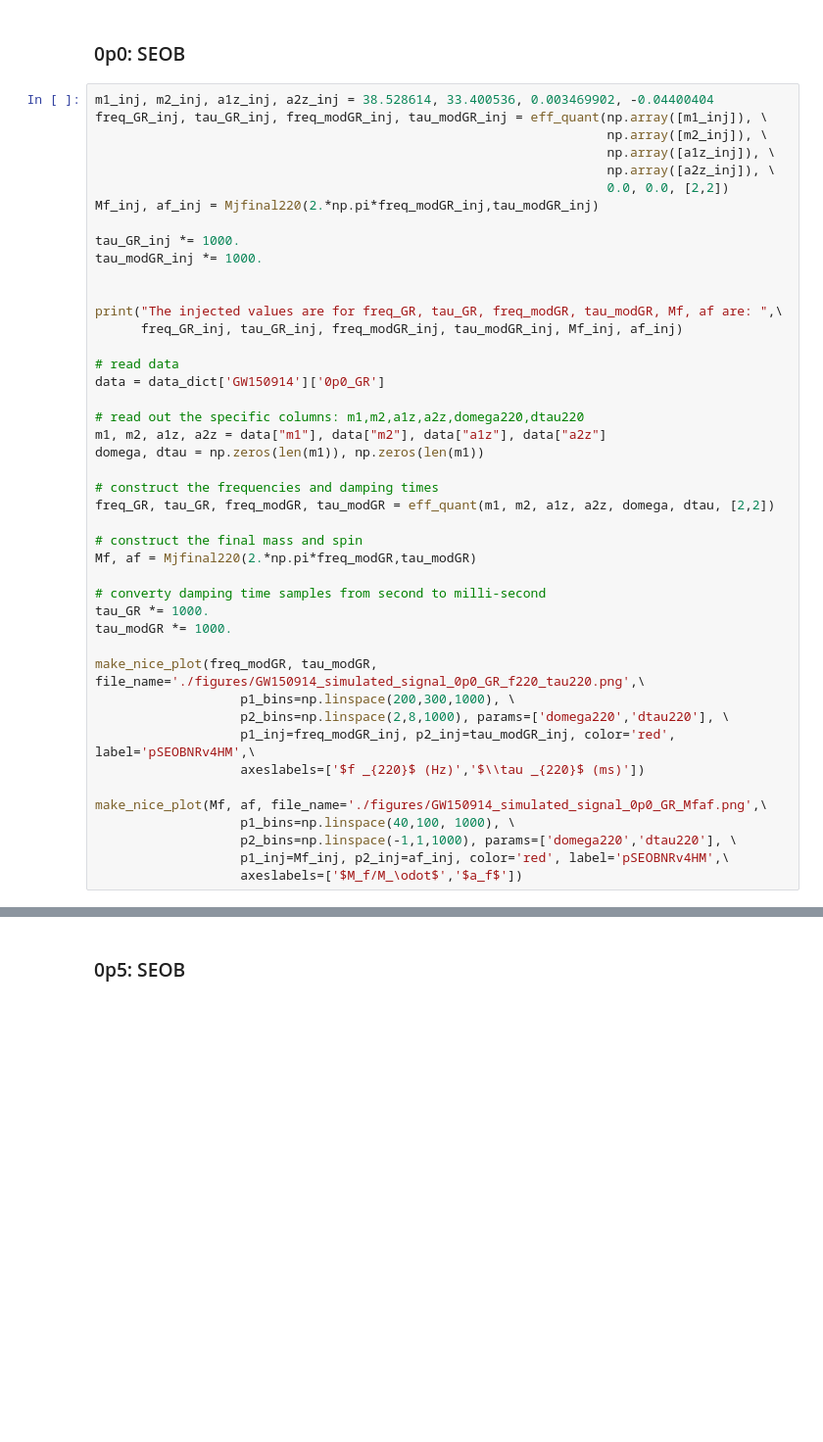
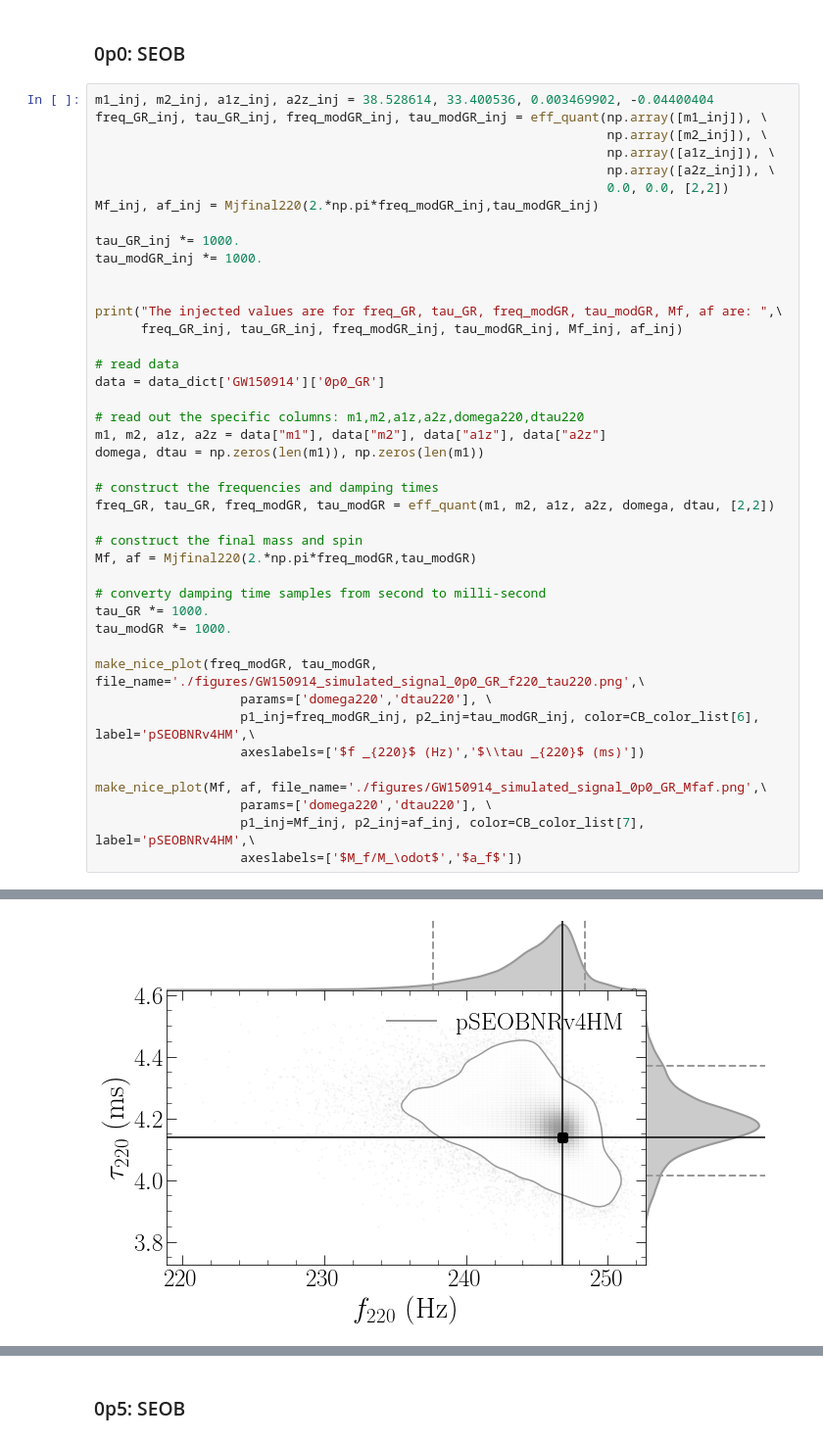
Before and after one commit to abhirup-ghosh/spinqnm, a Jupyter notebook: papers/intro_paper/paper_plots.ipynb, the cells around one changed output, grey strips where cells are left out. Shown at 98% size. Drawn from its saved outputs; the diff is of its cells as text; blank space fills up the shorter version.

```diff
--- a/papers/intro_paper/paper_plots.ipynb
+++ b/papers/intro_paper/paper_plots.ipynb
@@ -534,13 +561,12 @@ tau_GR *= 1000.
 tau_modGR *= 1000.
 
 make_nice_plot(freq_modGR, tau_modGR, file_name='./figures/GW150914_simulated_signal_0p0_GR_f220_tau220.png',\
-                   p1_bins=np.linspace(200,300,1000), \
-                   p2_bins=np.linspace(2,8,1000), params=['domega220','dtau220'], \
-                   p1_inj=freq_modGR_inj, p2_inj=tau_modGR_inj, color='red', label='pSEOBNRv4HM',\
+                   params=['domega220','dtau220'], \
+                   p1_inj=freq_modGR_inj, p2_inj=tau_modGR_inj, color=CB_color_list[6], label='pSEOBNRv4HM',\
                    axeslabels=['$f _{220}$ (Hz)','$\\tau _{220}$ (ms)'])
 
 make_nice_plot(Mf, af, file_name='./figures/GW150914_simulated_signal_0p0_GR_Mfaf.png',\
-                   p1_bins=np.linspace(40,100, 1000), \
-                   p2_bins=np.linspace(-1,1,1000), params=['domega220','dtau220'], \
-                   p1_inj=Mf_inj, p2_inj=af_inj, color='red', label='pSEOBNRv4HM',\
+                   params=['domega220','dtau220'], \
+                   p1_inj=Mf_inj, p2_inj=af_inj, color=CB_color_list[7], label='pSEOBNRv4HM',\
                    axeslabels=['$M_f/M_\odot$','$a_f$'])
+# %% [output]
@@ -546,0 +574 @@ make_nice_plot(Mf, af, file_name='./figures/GW150914_simulated_signal_0p0_GR_Mfa
+[figure, added]
```
Also changed, not shown: parts of 23 cells of this notebook, 36 other files.
